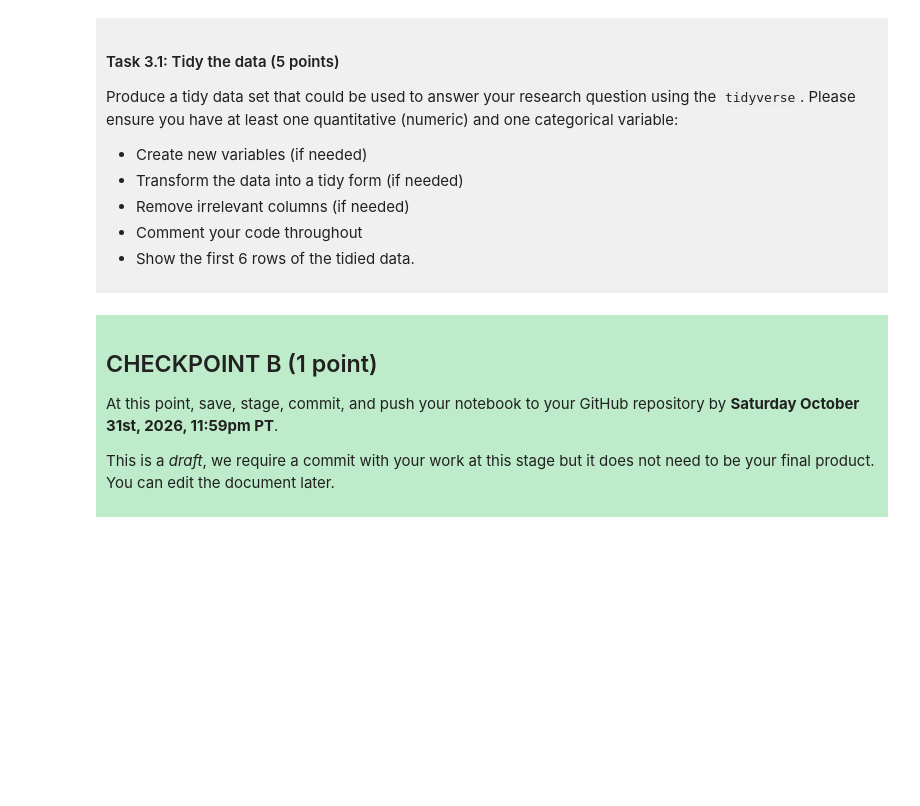
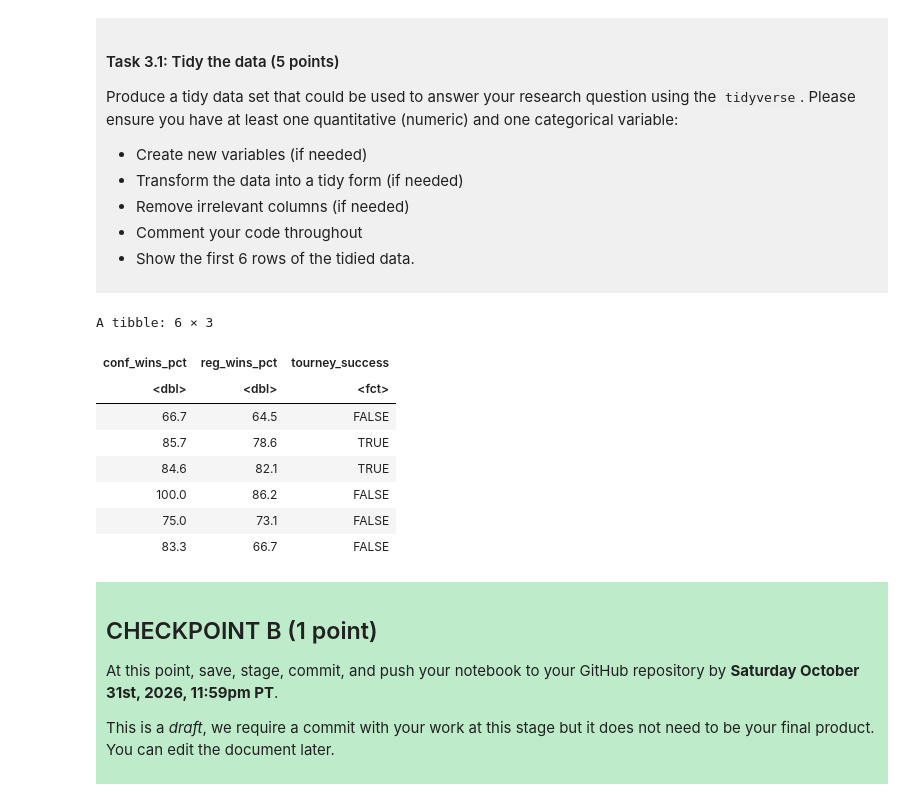
Before and after one commit to huihsin8/dsci-100-project-huihsin-lin, a Jupyter notebook: dsci-100-project-notebook.ipynb, the cells around one changed output. Saved outputs shown, nothing was run; the diff lists cells and outputs as text; code cells hidden in the pictures; blank space fills up the shorter version.

```diff
--- a/dsci-100-project-notebook.ipynb
+++ b/dsci-100-project-notebook.ipynb
@@ -188,7 +210,20 @@ Produce a tidy data set that could be used to answer your research question usin
 
 </div>
 # %%
-### EDIT THIS CODE CELL ###
+basketball_select <- basketball_data |> select(conf_wins_pct, reg_wins_pct, tourney_wins) |> #im selecting the columns from the raw data that I want
+mutate(tourney_success = as_factor(tourney_wins >= 1)) #I'm mutating the data to add a factor variable column of whether or not the team has one at least one match
+basketball_clean <- basketball_select |> filter(!is.na(conf_wins_pct), !is.na(reg_wins_pct), !is.na(tourney_wins)) |> select(conf_wins_pct, reg_wins_pct, tourney_success)
+head(basketball_clean)
+# %% [output]
+A tibble: 6 × 3
+| conf_wins_pct | reg_wins_pct | tourney_success |
+| <dbl> | <dbl> | <fct> |
+| 66.7 | 64.5 | FALSE |
+| 85.7 | 78.6 | TRUE |
+| 84.6 | 82.1 | TRUE |
+| 100.0 | 86.2 | FALSE |
+| 75.0 | 73.1 | FALSE |
+| 83.3 | 66.7 | FALSE |
 # %% [markdown]
 <div style="background-color: #beebca; padding: 10px;">
 
```
Also changed, not shown: parts of 3 cells of this notebook.
